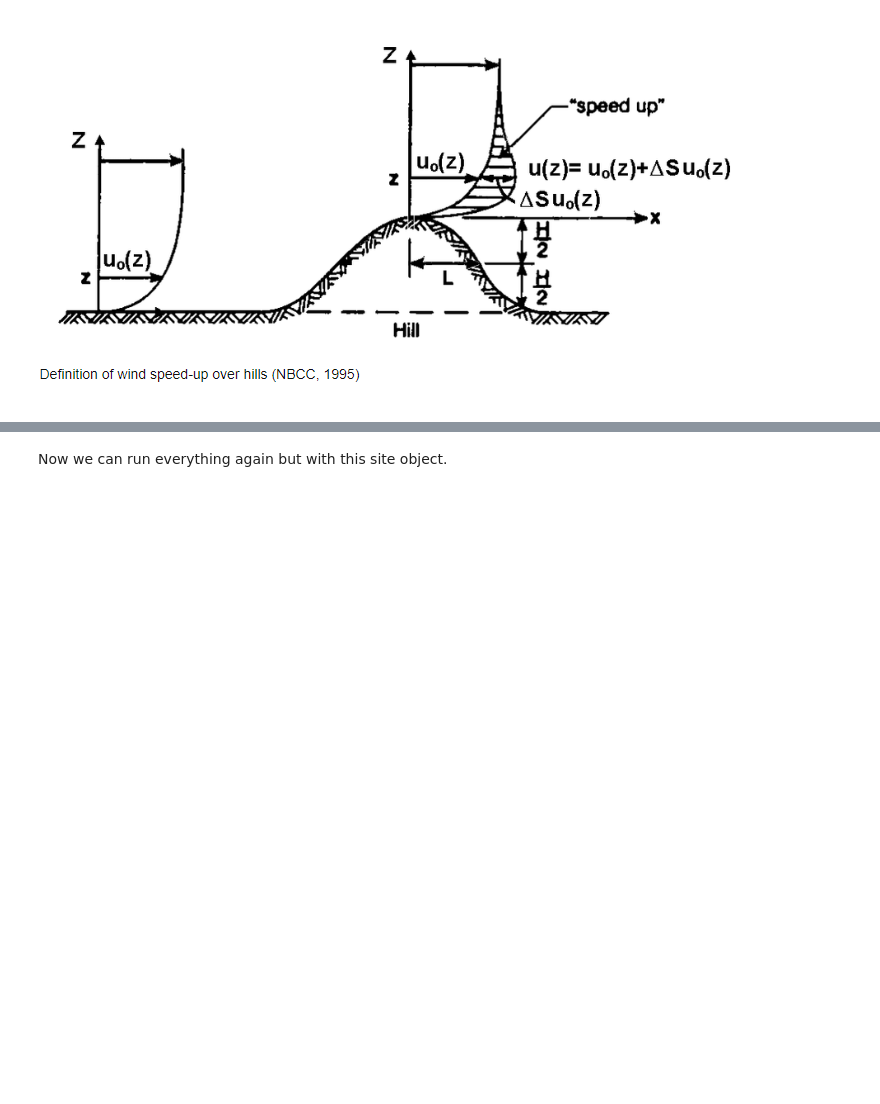
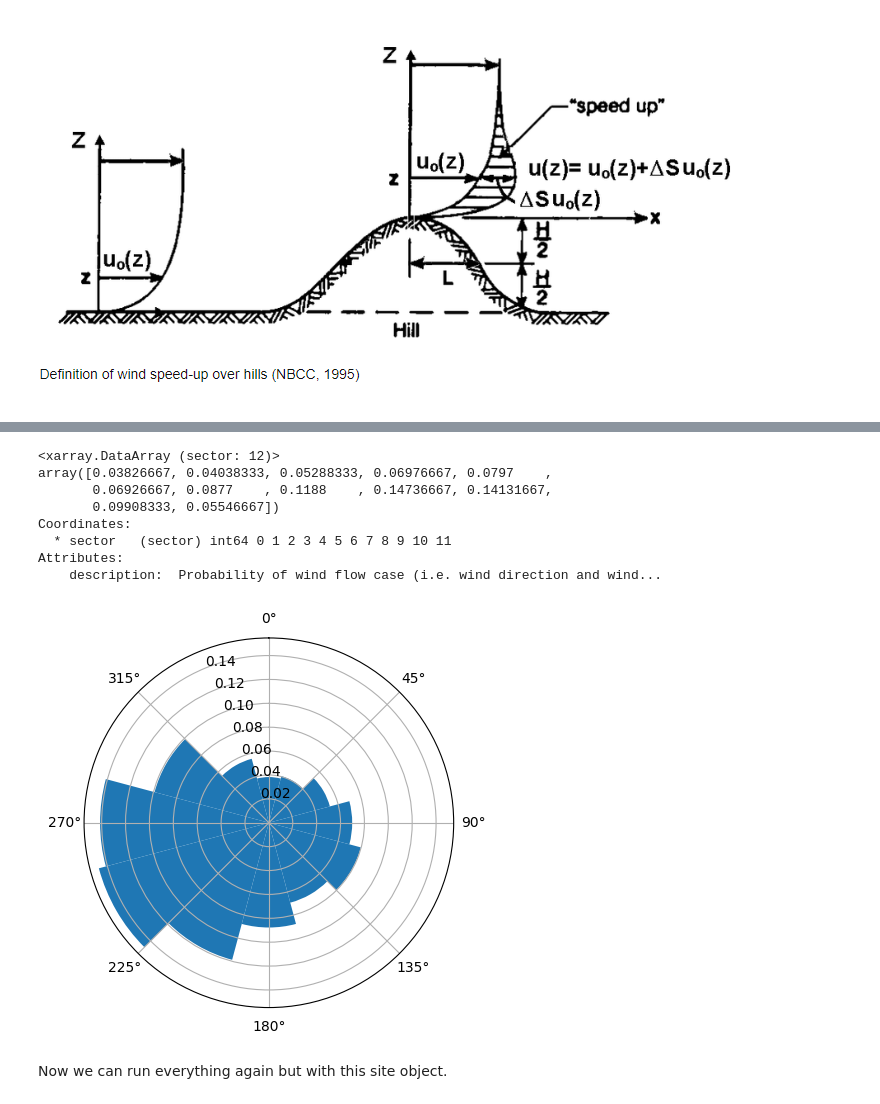
Before and after one commit to calvr/openDays2023-ma, a Jupyter notebook: openDays_workshop2.ipynb, the cells around one changed output, grey strips where cells are left out. Cells and saved outputs as stored; diff of their text form; code cells hidden in the pictures; blank space fills up the shorter version.

```diff
--- a/openDays_workshop2.ipynb
+++ b/openDays_workshop2.ipynb
@@ -352,3 +355,16 @@ complex_grid_site.ds.Speedup.plot()
+# %%
+# And next we plot the wind rose
+complex_grid_site.plot_wd_distribution()
+# %% [output]
+<xarray.DataArray (sector: 12)>
+array([0.03826667, 0.04038333, 0.05288333, 0.06976667, 0.0797    ,
+       0.06926667, 0.0877    , 0.1188    , 0.14736667, 0.14131667,
+       0.09908333, 0.05546667])
+Coordinates:
+  * sector   (sector) int64 0 1 2 3 4 5 6 7 8 9 10 11
+Attributes:
+    description:  Probability of wind flow case (i.e. wind direction and wind...
+[figure, added]
 # %% [markdown]
 Now we can run everything again but with this site object.
 # %%
```
Also changed, not shown: parts of 13 cells of this notebook.
